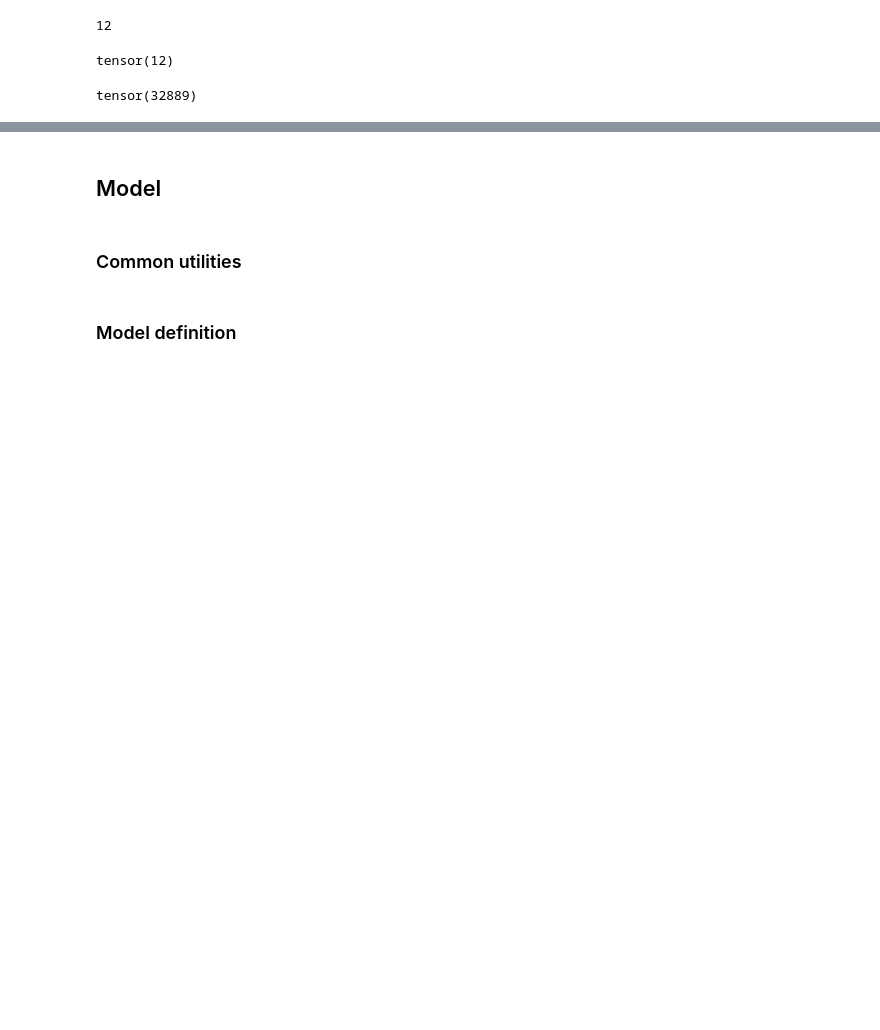
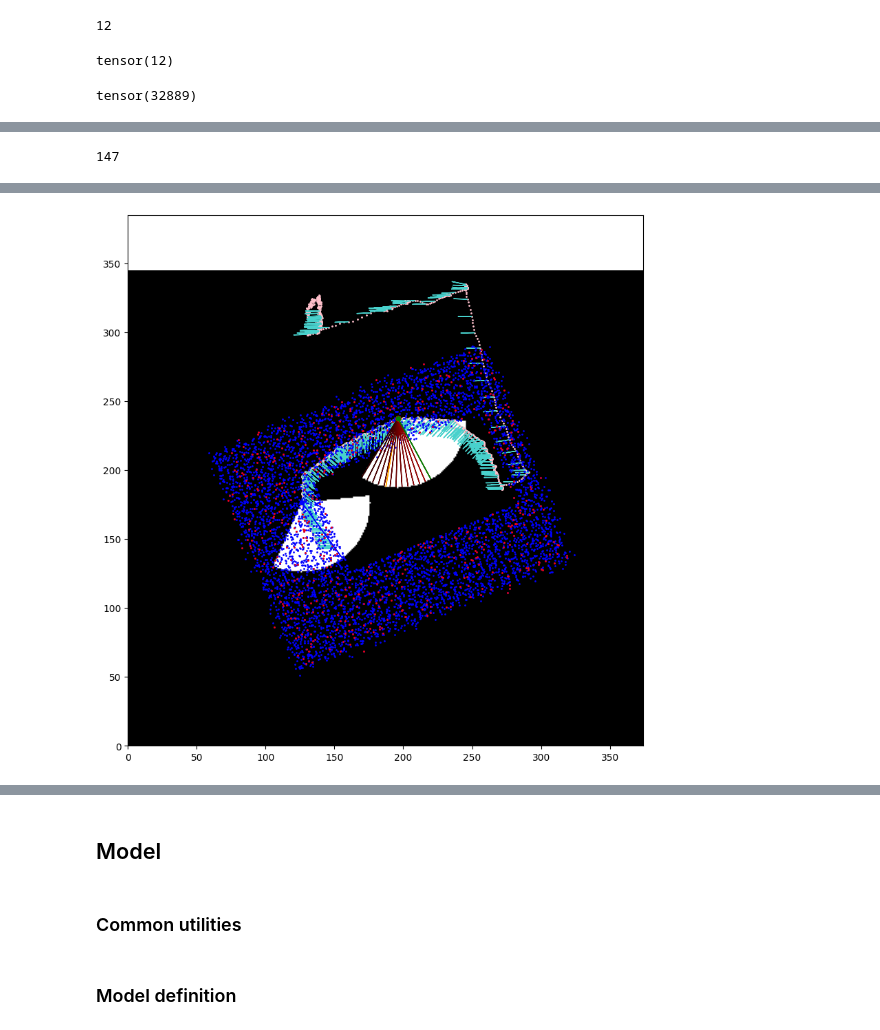
Before and after one commit to Bender97/SonarDescriptor-DF, a Jupyter notebook: SonarDescriptor_method-Copy1.ipynb, the cells around one changed output, grey strips where cells are left out. Cells and saved outputs as stored; diff of their text form; code cells hidden in the pictures; blank space fills up the shorter version.

```diff
--- a/SonarDescriptor_method-Copy1.ipynb
+++ b/SonarDescriptor_method-Copy1.ipynb
@@ -602,0 +604,76 @@ for i in range(2529*13, 2529*13 + 13):
+# %%
+query_idx
+# %% [output]
+147
+# %%
+start_plot()
+train_data.apply_random_rot = False
+#plot_real_poses(train_data, "pink")
+
+plt.scatter(real_data.poses[:, 0], real_data.poses[:, 1], c="pink", marker='o', linestyle='None', s =1)
+for i in range(0, 2000, 5):
+# for i in range(300, real_data.poses.shape[0], 5):
+    # q_x, q_y, q_Y, q_Y_deg = parse_real_pose3(real_data.poses[i, :])
+    # q_Y = (q_Y_deg+90)*np.pi/180
+    # q_Y %= 2*np.pi
+    q_pose = real_data.poses[i]
+    q_x, q_y, q_Y_deg = q_pose
+    q_Y_deg = (90+q_Y_deg)%360
+    q_Y = q_Y_deg * np.pi/180
+    q_pose = np.array([q_x, q_y, q_Y_deg])
+    scatter_orientation(q_x, q_y, q_Y, "mediumturquoise", rad=10)
+
+plot_synth_poses_train(train_data, "blue")
+plot_synth_poses_val(val_data, "red")
+
+train_data.apply_random_rot = False
+
+realidx = np.random.randint(len(real_data), size=1)[0]
+
+gt_pose_idx = gtquery(train_data, real_data.poses[realidx])
+
+
+q_pose = real_data.poses[realidx]
+q_x, q_y, q_Y_deg = q_pose
+q_Y_deg = (90+q_Y_deg)%360
+q_Y = q_Y_deg * np.pi/180
+q_pose = np.array([q_x, q_y, q_Y_deg])
+scatter_orientation(q_x, q_y, q_Y, "orange", rad=50)
+
+### PICK AN ELEM FROM VAL SET
+#query_idx = np.random.randint(len(val_data), size=1)[0]
+val_query = val_data[query_idx][2]
+
+x1,y1, Y1, Y1_deg = parse_pose(val_query)
+scatter_orientation(x1, y1, Y1, "blue")
+scatter_point(x1, y1, "blue")
+
+base = (gt_pose_idx//13)*13
+cont = 0.2
+for i in range(base, base+13):
+    print(train_data[i][2])
+    x3,y3, Y3, Y3_deg = parse_pose(train_data[i][2])
+    scatter_orientation(x3, y3, Y3, [cont, 0, 0])
+    scatter_point(x3, y3, "red")
+    cont += 0.035
+    print(Y3_deg)
+
+### PICK ITS CLOSEST TRAIN SET ELEM
+
+#closest_idx = val_data.closest_indices[query_idx]
+train_closest = train_data[gt_pose_idx][2]
+
+x2,y2, Y2, Y2_deg = parse_pose(train_closest)
+scatter_orientation(x2, y2, Y2, "green")
+scatter_point(x2, y2, "green")
+
+print("yaw difference", abs(Y2_deg-Y1_deg), "deg")
+
+mask3, iou = generate_interference_mask(x1, y1, Y1, Y1_deg, x2, y2, Y2, Y2_deg)
+
+##### INTERFERENCE
+print("iou:", iou)
+plt.imshow(mask3, cmap="gray")
+
+print("localization error: ", np.linalg.norm(train_closest[:2]-val_query[:2], ord=2)/10, "meters")
+# %% [output]
@@ -603,3 +697,4 @@ for i in range(2529*13, 2529*13 + 13):
+[figure, added]
 # %%
 start_plot()
 train_data.apply_random_rot = False
```
Also changed, not shown: parts of 7 cells of this notebook.
